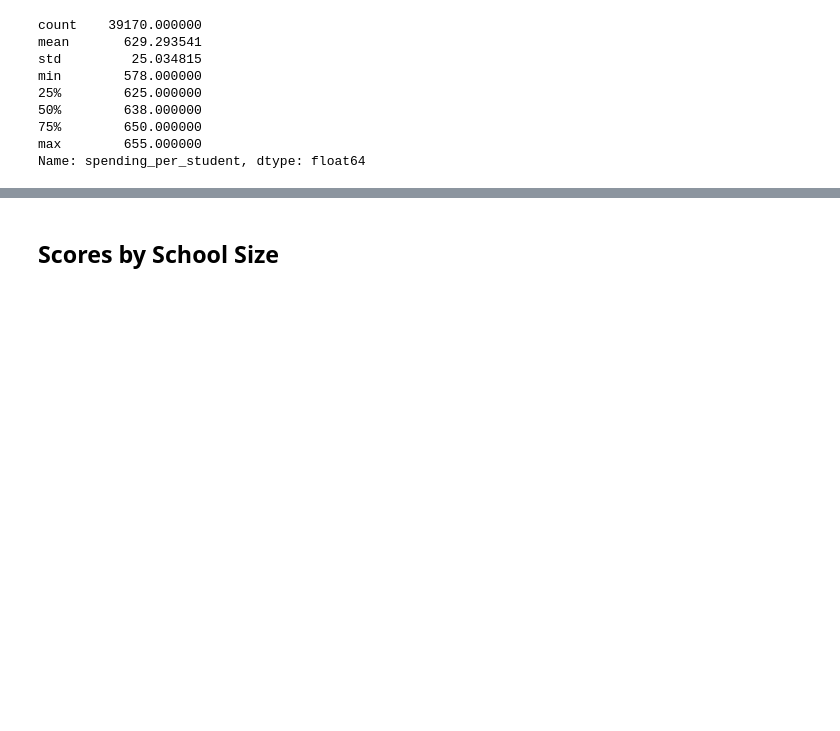
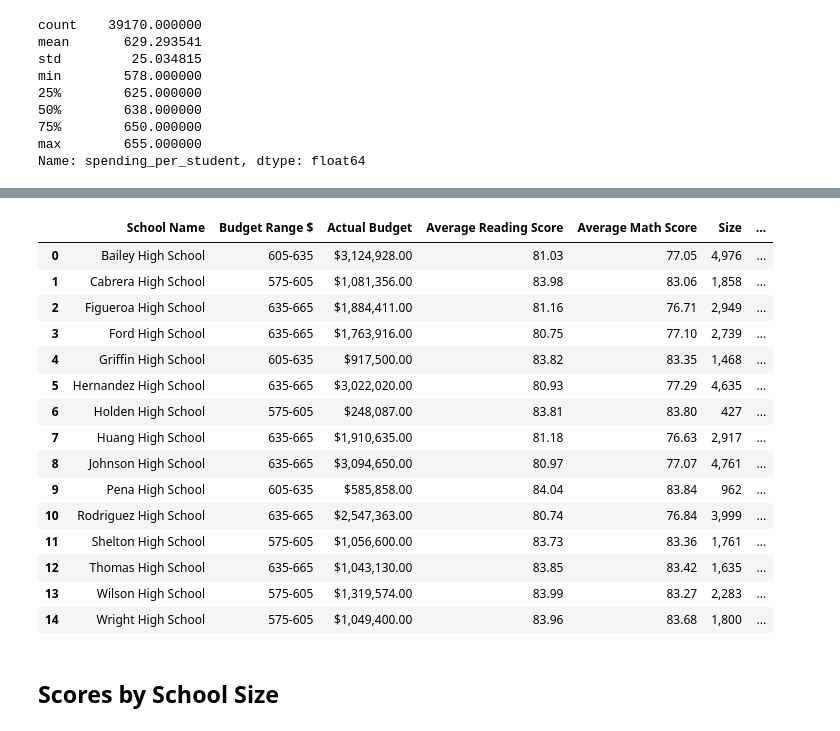
Before and after one commit to timhulak/academy_of_py, a Jupyter notebook: PyCitySchool.ipynb, the cells around one changed output, grey strips where cells are left out. Drawn from its saved outputs; the diff is of its cells as text; code cells hidden in the pictures; blank space fills up the shorter version.

Commit message:
Formatting

```diff
--- a/PyCitySchool.ipynb
+++ b/PyCitySchool.ipynb
@@ -413,0 +424,20 @@ school_data_merged.head()
+# %%
+#Grouped DF
+school_spending_grouped_df = school_data_merged.groupby(["school_name", "binned_budget"], as_index = False).agg(school_spending_avgs)
+
+#per student column
+school_spending_grouped_df["spending_per_student"] = school_spending_grouped_df['budget'] / school_spending_grouped_df['size']
+
+#percent of students that passed math
+school_spending_grouped_df["%_passing_math"] = (school_spending_grouped_df['passing_math'] / school_spending_grouped_df['size'])
+
+#percent of students that passed reading
+school_spending_grouped_df["%_passing_reading"] = (school_spending_grouped_df["passing_reading"] / school_spending_grouped_df["size"])
+
+#overall passing percentage
+school_spending_grouped_df["%_passing_overall"] = (school_spending_grouped_df["%_passing_math"] + school_spending_grouped_df["%_passing_reading"]) / 2
+
+#drop columns
+school_spending_grouped_df.drop(["passing_reading", "passing_math"], axis = 1, inplace = True)
+
+school_spending_grouped_df.head()
@@ -414,3 +451,48 @@ school_data_merged.head()
+# %%
+#Clean up column names
+#rename the merged DataFrame columns
+scores_by_school_spending = school_spending_grouped_df.rename(columns=
+                                                 {"school_name":"School Name",
+                                                  "binned_budget" :"Budget Range $",
+                                                  "budget":"Actual Budget",
+                                                  "reading_score":"Average Reading Score",
+                                                  "math_score":"Average Math Score",
+                                                  "size":"Size",
+                                                  "spending_per_student" : "Spending Per Student",
+                                                  "%_passing_math": "Passing Math %",
+                                                  "%_passing_reading":"Passing Reading %",
+                                                  "%_passing_overall":"Overall Passing %"
+})
+
+#Format Columns
+scores_by_school_spending["Actual Budget"] = scores_by_school_spending["Actual Budget"].astype(float).map("${:,.2f}".format)
+scores_by_school_spending["Average Reading Score"] = round(scores_by_school_spending["Average Reading Score"], 2)
+scores_by_school_spending["Average Math Score"] = round(scores_by_school_spending["Average Math Score"], 2)
+scores_by_school_spending["Size"] = scores_by_school_spending["Size"].map("{:,}".format)
+scores_by_school_spending["Passing Math %"] = scores_by_school_spending["Passing Math %"].map("{:.2%}".format)
+scores_by_school_spending["Passing Reading %"] = scores_by_school_spending["Passing Reading %"].map("{:.2%}".format)
+scores_by_school_spending["Overall Passing %"] = scores_by_school_spending["Overall Passing %"].map("{:.2%}".format)
+scores_by_school_spending["Spending Per Student"] = scores_by_school_spending["Spending Per Student"].astype(float).map("${:,.2f}".format)
+
+#View
+scores_by_school_spending
+# %% [output]
+|  | School Name | Budget Range $ | Actual Budget | Average Reading Score | Average Math Score | Size | ... |
+| 0 | Bailey High School | 605-635 | $3,124,928.00 | 81.03 | 77.05 | 4,976 | ... |
+| 1 | Cabrera High School | 575-605 | $1,081,356.00 | 83.98 | 83.06 | 1,858 | ... |
+| 2 | Figueroa High School | 635-665 | $1,884,411.00 | 81.16 | 76.71 | 2,949 | ... |
+| 3 | Ford High School | 635-665 | $1,763,916.00 | 80.75 | 77.10 | 2,739 | ... |
+| 4 | Griffin High School | 605-635 | $917,500.00 | 83.82 | 83.35 | 1,468 | ... |
+| 5 | Hernandez High School | 635-665 | $3,022,020.00 | 80.93 | 77.29 | 4,635 | ... |
+| 6 | Holden High School | 575-605 | $248,087.00 | 83.81 | 83.80 | 427 | ... |
+| 7 | Huang High School | 635-665 | $1,910,635.00 | 81.18 | 76.63 | 2,917 | ... |
+| 8 | Johnson High School | 635-665 | $3,094,650.00 | 80.97 | 77.07 | 4,761 | ... |
+| 9 | Pena High School | 605-635 | $585,858.00 | 84.04 | 83.84 | 962 | ... |
+| 10 | Rodriguez High School | 635-665 | $2,547,363.00 | 80.74 | 76.84 | 3,999 | ... |
+| 11 | Shelton High School | 575-605 | $1,056,600.00 | 83.73 | 83.36 | 1,761 | ... |
+| 12 | Thomas High School | 635-665 | $1,043,130.00 | 83.85 | 83.42 | 1,635 | ... |
+| 13 | Wilson High School | 575-605 | $1,319,574.00 | 83.99 | 83.27 | 2,283 | ... |
+| 14 | Wright High School | 575-605 | $1,049,400.00 | 83.96 | 83.68 | 1,800 | ... |
 # %% [markdown]
 ## Scores by School Size
 # %% [markdown]
```
Also changed, not shown: parts of 3 cells of this notebook.
